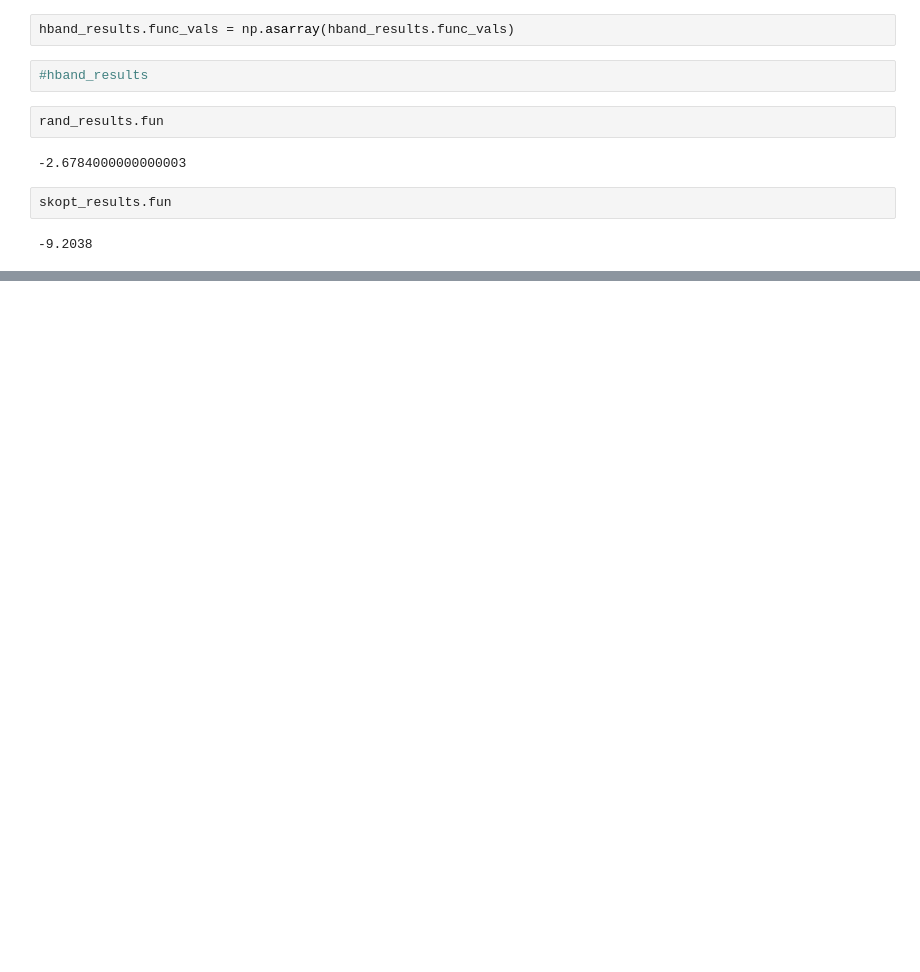
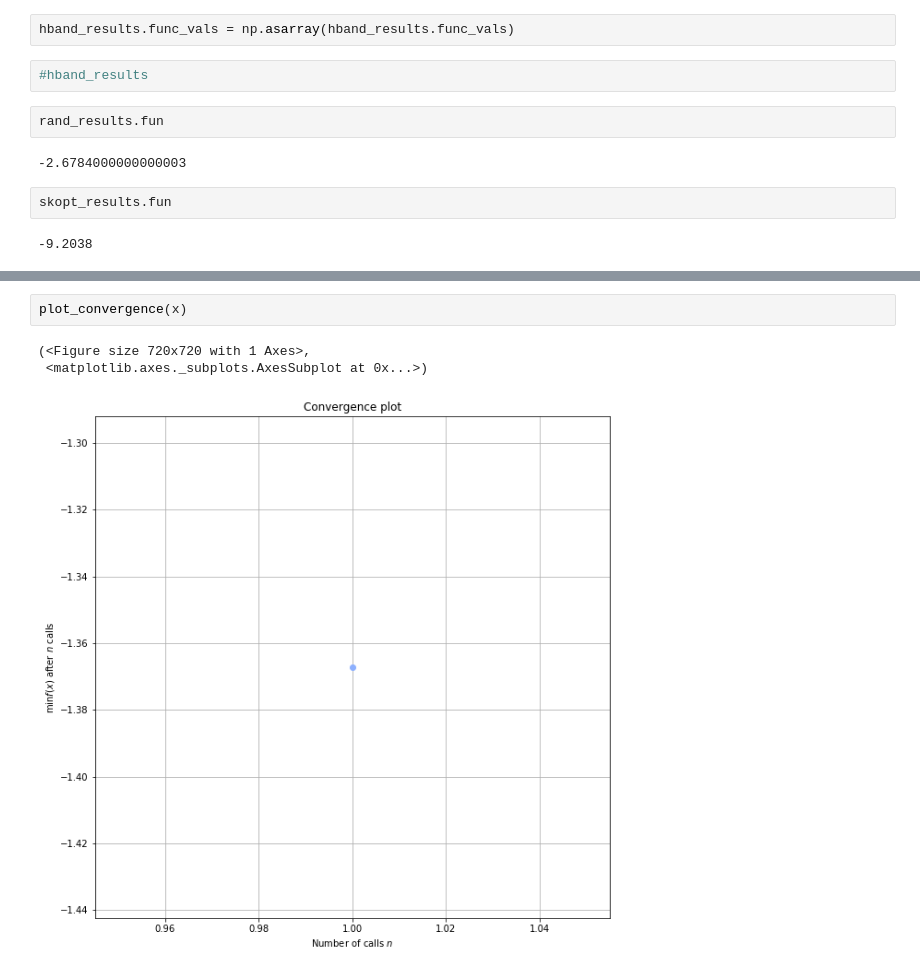
Before and after one commit to yngtodd/hyperpoints, a Jupyter notebook: hyperpoints/a2c/notebooks/baselines.ipynb, the cells around one changed output, grey strips where cells are left out. Saved outputs shown, nothing was run; the diff lists cells and outputs as text; blank space fills up the shorter version.

```diff
--- a/hyperpoints/a2c/notebooks/baselines.ipynb
+++ b/hyperpoints/a2c/notebooks/baselines.ipynb
@@ -54,0 +68,6 @@ skopt_results.fun
+# %%
+plot_convergence(x)
+# %% [output]
+(<Figure size 720x720 with 1 Axes>,
+ <matplotlib.axes._subplots.AxesSubplot at 0x...>)
+[figure, added]
```
Also changed, not shown: parts of 6 cells of this notebook.
